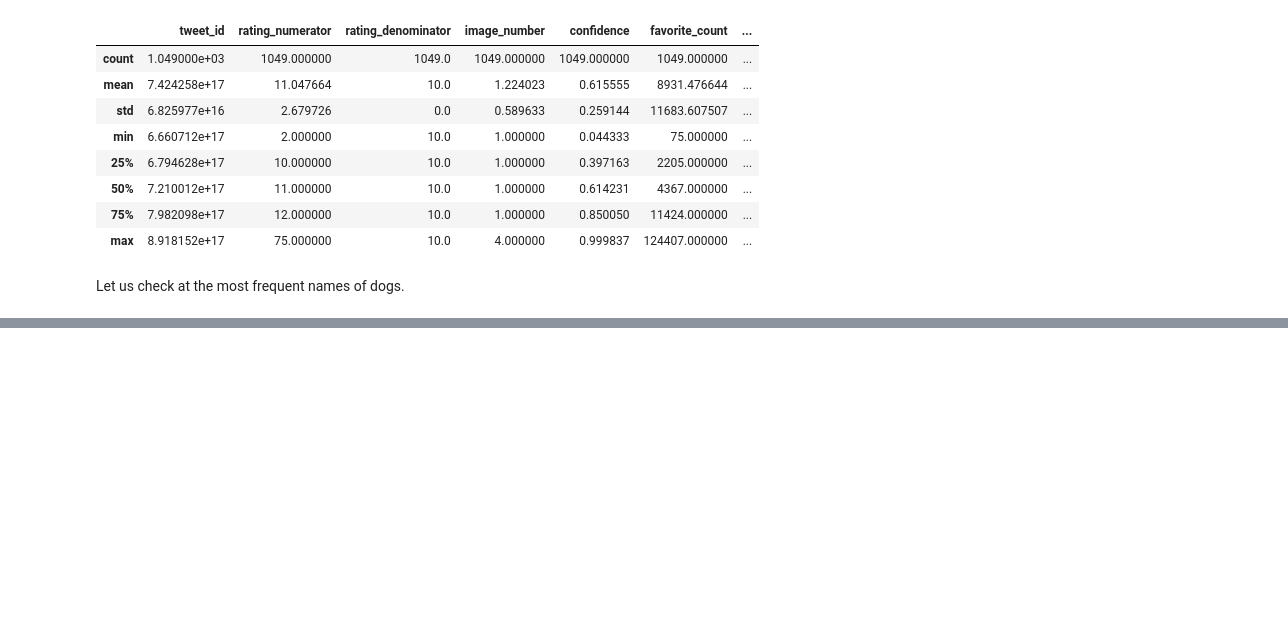
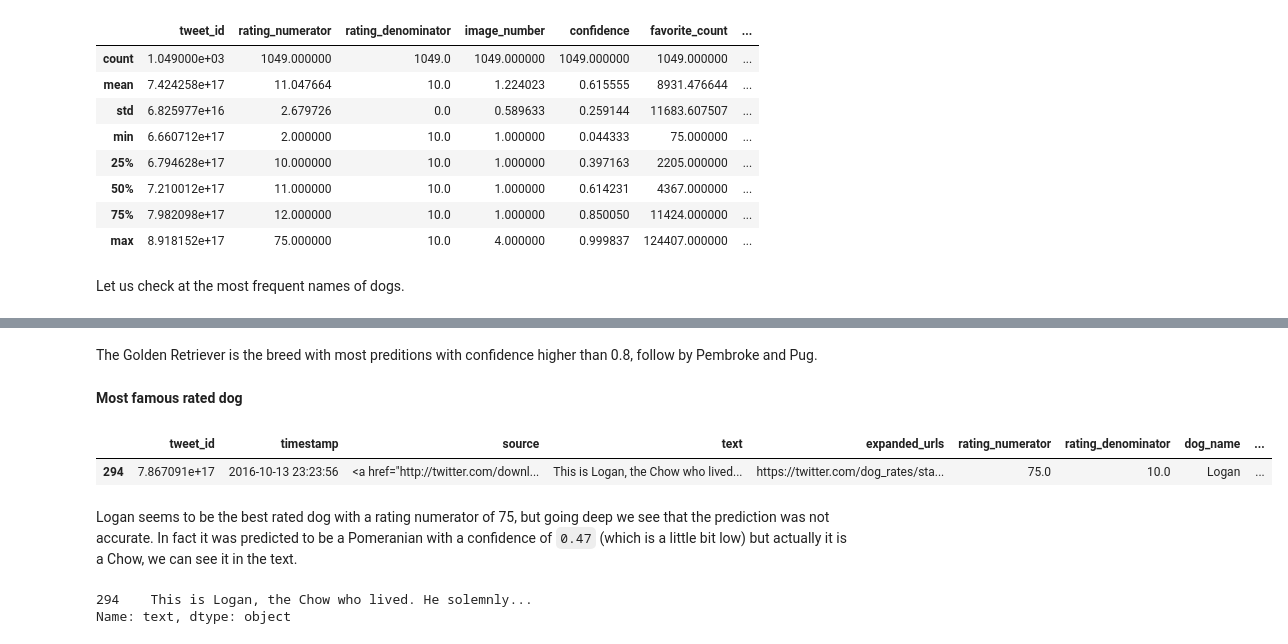
Before and after one commit to furawa/Data_Analyst_Udacity_Projects, a Jupyter notebook: 04_Data_Wrangling/wrangle_act.ipynb, the cells around one changed output, grey strips where cells are left out. Cells and saved outputs as stored; diff of their text form; code cells hidden in the pictures; blank space fills up the shorter version.

```diff
--- a/04_Data_Wrangling/wrangle_act.ipynb
+++ b/04_Data_Wrangling/wrangle_act.ipynb
@@ -796,0 +836,17 @@ twitter_archive_master.dog_name.
+# %% [markdown]
+The Golden Retriever is the breed with most preditions with confidence higher than 0.8, follow by Pembroke and Pug.
+# %% [markdown]
+**Most famous rated dog**
+# %%
+# Find the dogs with the max rating_denominator
+twitter_archive_master[twitter_archive_master.rating_numerator == twitter_archive_master.rating_numerator.max()]
+# %% [output]
+|  | tweet_id | timestamp | source | text | expanded_urls | rating_numerator | rating_denominator | dog_name | ... |
+| 294 | 7.867091e+17 | 2016-10-13 23:23:56 | <a href="http://twitter.com/downl... | This is Logan, the Chow who lived... | https://twitter.com/dog_rates/sta... | 75.0 | 10.0 | Logan | ... |
+# %% [markdown]
+Logan seems to be the best rated dog with a rating numerator of 75, but going deep we see that the prediction was not accurate. In fact it was predicted to be a Pomeranian with a confidence of `0.47` (which is a little bit low) but actually it is a Chow, we can see it in the text.
+# %%
+twitter_archive_master[twitter_archive_master.rating_numerator == twitter_archive_master.rating_numerator.max()].text
+# %% [output]
+294    This is Logan, the Chow who lived. He solemnly...
+Name: text, dtype: object
```
Also changed, not shown: parts of 14 cells of this notebook.
